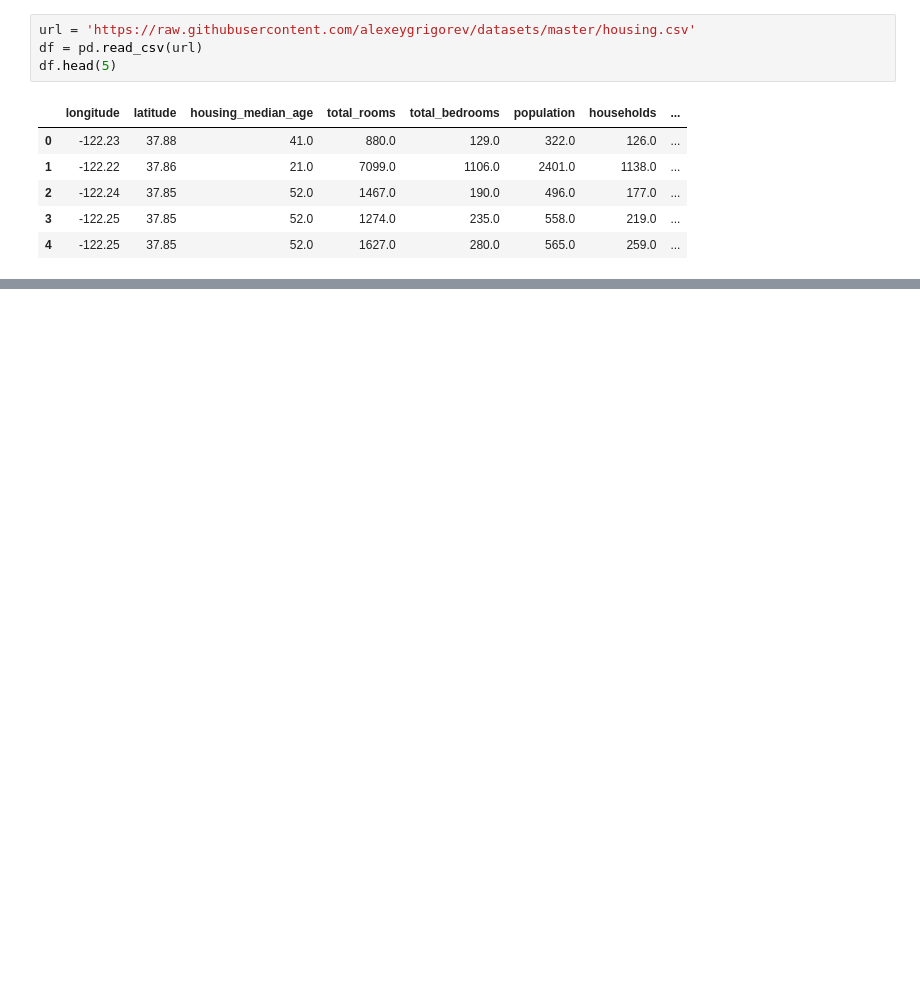
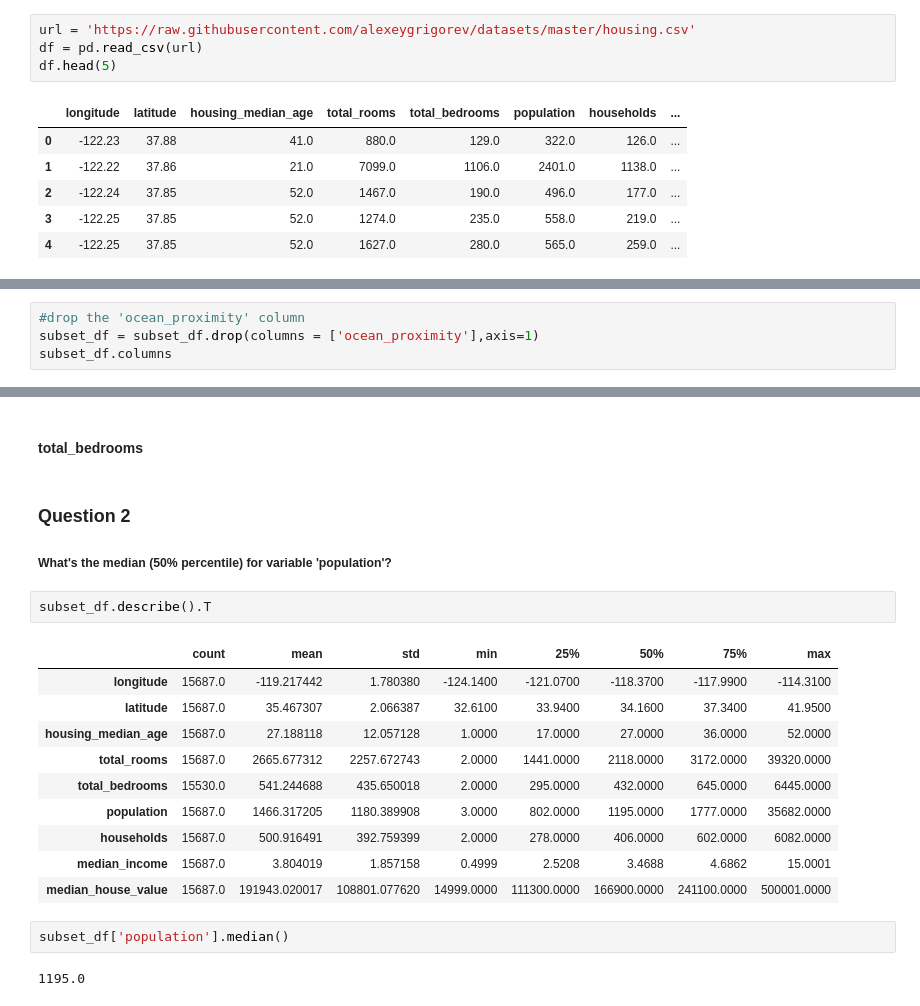
Before and after one commit to sam47-asfaw/ml_zoomcamp, a Jupyter notebook: 02-regression/HW2_regression.ipynb, the cells around one changed output, grey strips where cells are left out. Drawn from its saved outputs; the diff is of its cells as text; blank space fills up the shorter version.

Commit message:
two questions completed

```diff
--- a/02-regression/HW2_regression.ipynb
+++ b/02-regression/HW2_regression.ipynb
@@ -14,0 +91,4 @@ df.head(5)
+# %%
+#drop the 'ocean_proximity' column
+subset_df = subset_df.drop(columns = ['ocean_proximity'],axis=1)
+subset_df.columns
@@ -14,0 +116,22 @@ df.head(5)
+# %% [markdown]
+####  total_bedrooms
+# %% [markdown]
+### Question 2
+##### What's the median (50% percentile) for variable 'population'?
+# %%
+subset_df.describe().T
+# %% [output]
+|  | count | mean | std | min | 25% | 50% | 75% | max |
+| longitude | 15687.0 | -119.217442 | 1.780380 | -124.1400 | -121.0700 | -118.3700 | -117.9900 | -114.3100 |
+| latitude | 15687.0 | 35.467307 | 2.066387 | 32.6100 | 33.9400 | 34.1600 | 37.3400 | 41.9500 |
+| housing_median_age | 15687.0 | 27.188118 | 12.057128 | 1.0000 | 17.0000 | 27.0000 | 36.0000 | 52.0000 |
+| total_rooms | 15687.0 | 2665.677312 | 2257.672743 | 2.0000 | 1441.0000 | 2118.0000 | 3172.0000 | 39320.0000 |
+| total_bedrooms | 15530.0 | 541.244688 | 435.650018 | 2.0000 | 295.0000 | 432.0000 | 645.0000 | 6445.0000 |
+| population | 15687.0 | 1466.317205 | 1180.389908 | 3.0000 | 802.0000 | 1195.0000 | 1777.0000 | 35682.0000 |
+| households | 15687.0 | 500.916491 | 392.759399 | 2.0000 | 278.0000 | 406.0000 | 602.0000 | 6082.0000 |
+| median_income | 15687.0 | 3.804019 | 1.857158 | 0.4999 | 2.5208 | 3.4688 | 4.6862 | 15.0001 |
+| median_house_value | 15687.0 | 191943.020017 | 108801.077620 | 14999.0000 | 111300.0000 | 166900.0000 | 241100.0000 | 500001.0000 |
+# %%
+subset_df['population'].median()
+# %% [output]
+1195.0
```
Also changed, not shown: parts of 11 cells of this notebook.
